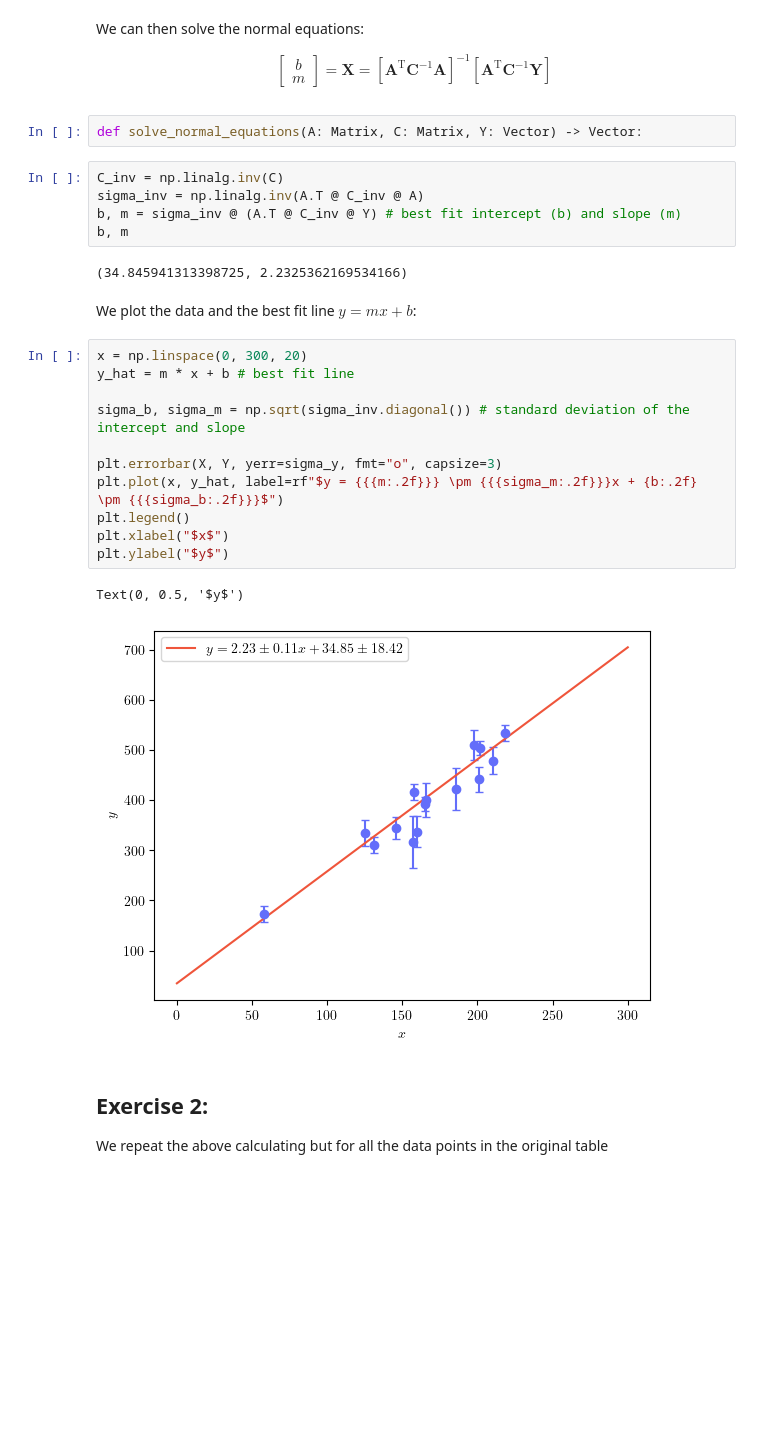
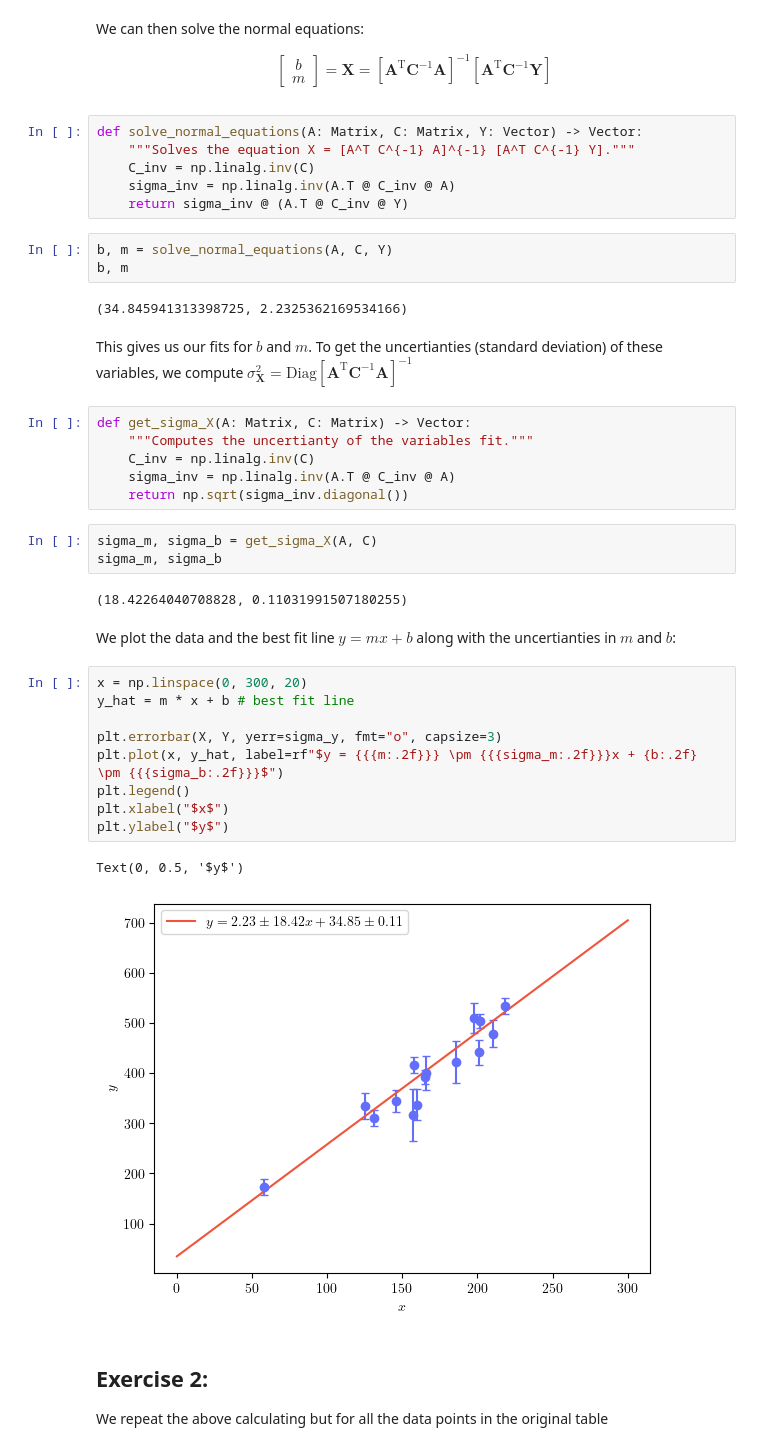
Before and after one commit to MetinSa/AST9051SP, a Jupyter notebook: exercises.ipynb, the cells around one changed output. Cells and saved outputs as stored; diff of their text form; blank space fills up the shorter version.

```diff
--- a/exercises.ipynb
+++ b/exercises.ipynb
@@ -60,31 +62,44 @@ We can then solve the normal equations:
     \end{bmatrix}
      = \boldsymbol{X} = \left[ \boldsymbol{A}^{\mathrm{T}}  \boldsymbol{C}^{\mathrm{-1}} \boldsymbol{A} \right]^{-1} \left[ \boldsymbol{A}^{\mathrm{T}}  \boldsymbol{C}^{\mathrm{-1}} \boldsymbol{Y} \right]
 \end{align*}
+# %%
+def solve_normal_equations(A: Matrix, C: Matrix, Y: Vector) -> Vector:
+    """Solves the equation X = [A^T C^{-1} A]^{-1} [A^T C^{-1} Y]."""
+    C_inv = np.linalg.inv(C)
+    sigma_inv = np.linalg.inv(A.T @ C_inv @ A)
+    return sigma_inv @ (A.T @ C_inv @ Y)
 # %%
-def solve_normal_equations(A: Matrix, C: Matrix, Y: Vector) -> Vector:
+b, m = solve_normal_equations(A, C, Y)
+b, m
+# %% [output]
+(34.845941313398725, 2.2325362169534166)
-# %%
-C_inv = np.linalg.inv(C)
-sigma_inv = np.linalg.inv(A.T @ C_inv @ A)
-b, m = sigma_inv @ (A.T @ C_inv @ Y) # best fit intercept (b) and slope (m)
-b, m
-# %% [output]
-(34.845941313398725, 2.2325362169534166)
+# %% [markdown]
+This gives us our fits for $b$ and $m$. To get the uncertianties (standard deviation) of these variables, we compute $\sigma_{\boldsymbol{X}}^2 = \mathrm{Diag} \left[ \boldsymbol{A}^{\mathrm{T}}  \boldsymbol{C}^{\mathrm{-1}} \boldsymbol{A} \right]^{-1}$
+# %%
+def get_sigma_X(A: Matrix, C: Matrix) -> Vector:
+    """Computes the uncertianty of the variables fit."""
+    C_inv = np.linalg.inv(C)
+    sigma_inv = np.linalg.inv(A.T @ C_inv @ A)
+    return np.sqrt(sigma_inv.diagonal())
+# %%
+sigma_m, sigma_b = get_sigma_X(A, C)
+sigma_m, sigma_b
+# %% [output]
+(18.42264040708828, 0.11031991507180255)
 # %% [markdown]
-We plot the data and the best fit line $y = mx + b$:
+We plot the data and the best fit line $y = mx + b$ along with the uncertianties in $m$ and $b$:
 # %%
 x = np.linspace(0, 300, 20)
 y_hat = m * x + b # best fit line
-
-sigma_b, sigma_m = np.sqrt(sigma_inv.diagonal()) # standard deviation of the intercept and slope
 
 plt.errorbar(X, Y, yerr=sigma_y, fmt="o", capsize=3)
 plt.plot(x, y_hat, label=rf"$y = {{{m:.2f}}} \pm {{{sigma_m:.2f}}}x + {b:.2f} \pm {{{sigma_b:.2f}}}$")
 plt.legend()
 plt.xlabel("$x$")
 plt.ylabel("$y$")
 # %% [output]
 Text(0, 0.5, '$y$')
-[figure, old version]
+[figure, new version]
 # %% [markdown]
 ## Exercise 2:
 
```
Also changed, not shown: parts of 10 cells of this notebook.
